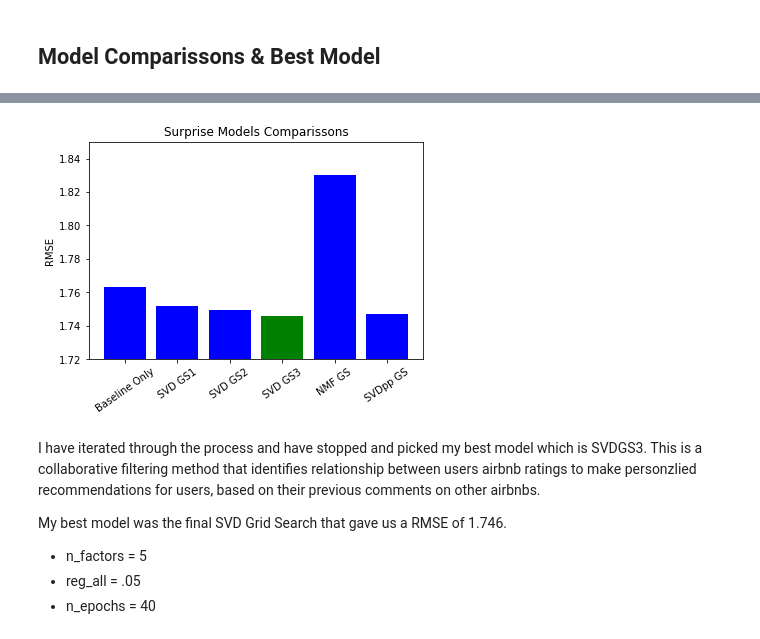
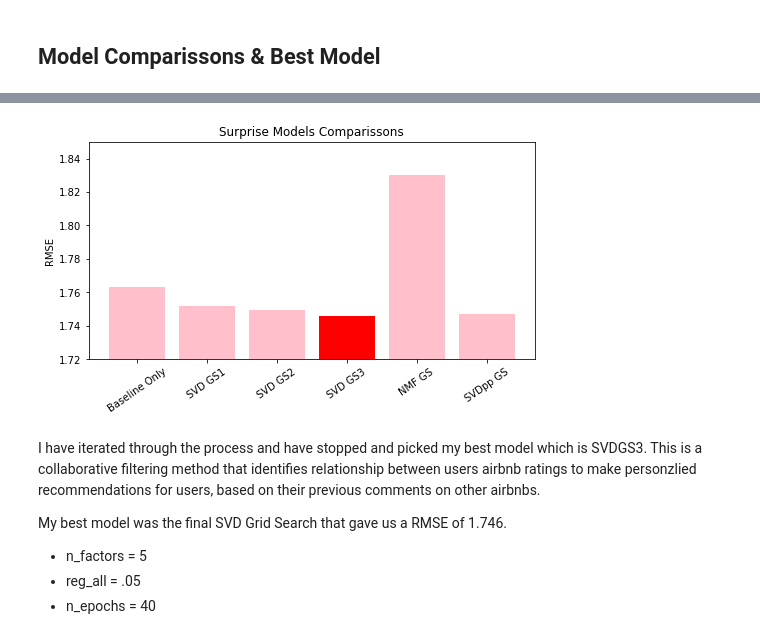
Before and after one commit to anat-jacobson/Airbnb-Recommender, a Jupyter notebook: Airbnb_Recommender_Collab_Filtering.ipynb, the cells around one changed output, grey strips where cells are left out. Drawn from its saved outputs; the diff is of its cells as text; code cells hidden in the pictures.

```diff
--- a/Airbnb_Recommender_Collab_Filtering.ipynb
+++ b/Airbnb_Recommender_Collab_Filtering.ipynb
@@ -374,5 +379,5 @@ multi_review_df.loc
 # %%
-#Removing all non identifiable comments (the ones we got from code)
-multi_review_df.drop(err, axis=0, inplace=True)
+#Removing all non identifiable comments (the ones we got from code) and making new df
+multi_review = multi_review_df.drop(err, axis=0)
 # %%
 #checking new dataframe shape and head
@@ -418,10 +414,10 @@ More information on this can be found [here](https://pypi.org/project/langdetect
 
 Below, adding the column for what language the reviews are in and then dropping all non english reviews.
 # %%
-multi_review_df['language'] = multi_review_df['comments'].apply(detect)
+multi_review['language'] = multi_review['comments'].apply(detect)
 # %%
 #creating data frame with only english reviews
-english_reviews = multi_review_df.loc[multi_review_df['language'] == 'en']
+english_reviews = multi_review.loc[multi_review['language'] == 'en']
 # %%
 #showing new shape of dataframe
 print(english_reviews.shape)
@@ -1175,14 +1181,22 @@ y = [baseline_only, test_g_s_svd_1_rmse,
 # %%
-fig, ax = plt.subplots()
-plt.bar(X, y, color=['blue', 'blue', 'blue', 'green', 'blue', 'blue', 'blue', 'green'])
+X = ['Baseline Only',  'SVD GS1', 'SVD GS2',
+     'SVD GS3', 'NMF GS',  'SVDpp GS']
+
+y = [baseline_only, test_g_s_svd_1_rmse,
+     test_g_s_svd_2_rmse, test_g_s_svd_3_rmse,
+    nfm_model_1, g_s_svdpp1]
+
+fig = plt.figure(figsize = (8, 4))
+plt.bar(X, y, color=['pink', 'pink', 'pink', 'red', 'pink', 'pink', 'pink', 'pink'])
 plt.xticks(rotation=35)
 plt.ylim(1.72, 1.85)
 plt.grid(False)
-ax.set_title("Surprise Models Comparissons")
+plt.title("Surprise Models Comparissons")
 plt.ylabel('RMSE')
-plt.savefig('Images/Model_bar.png', dpi=300, bbox_inches='tight');
+plt.savefig('Images/Model_bar.png', dpi=300, bbox_inches='tight')
+plt.show()
 # %% [output]
-[figure, old version]
+[figure, new version]
 # %% [markdown]
 I have iterated through the process and have stopped and picked my best model which is SVDGS3. This is a collaborative filtering method that identifies relationship between users airbnb ratings to make personzlied recommendations for users, based on their previous comments on other airbnbs.
 
```
Also changed, not shown: parts of 29 cells of this notebook.
